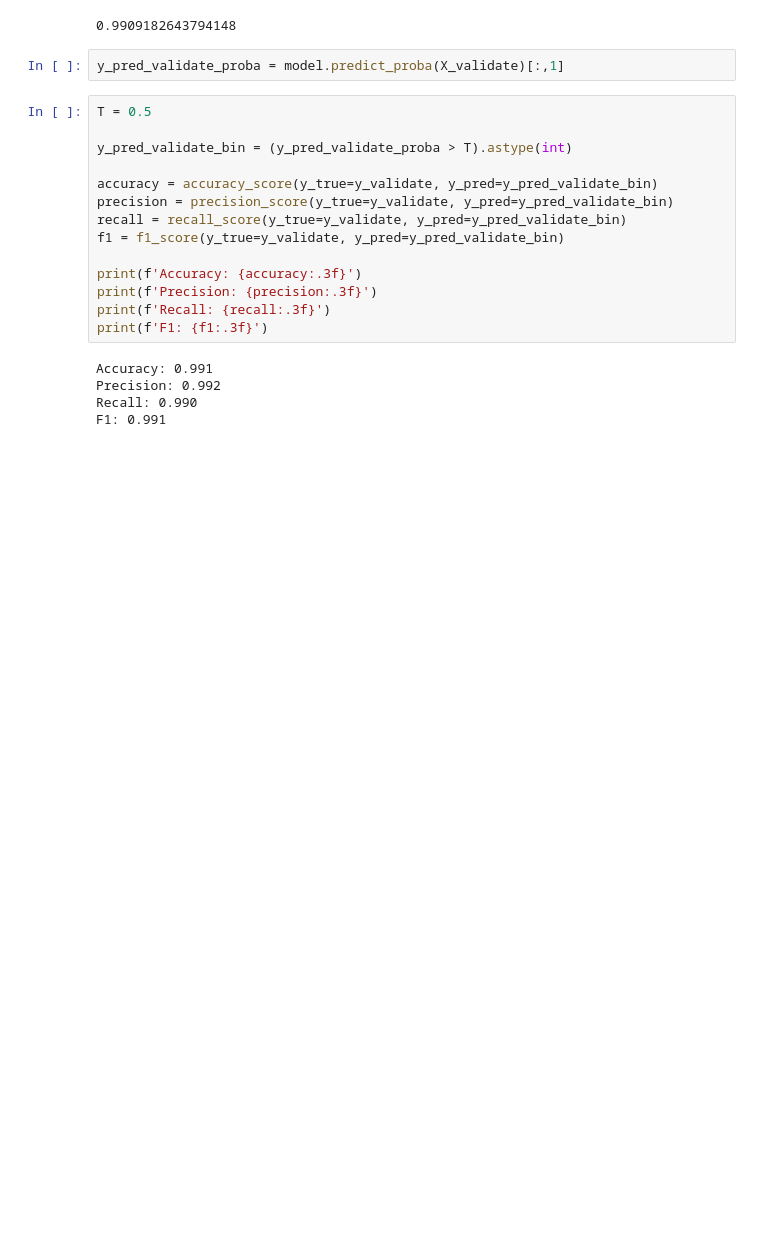
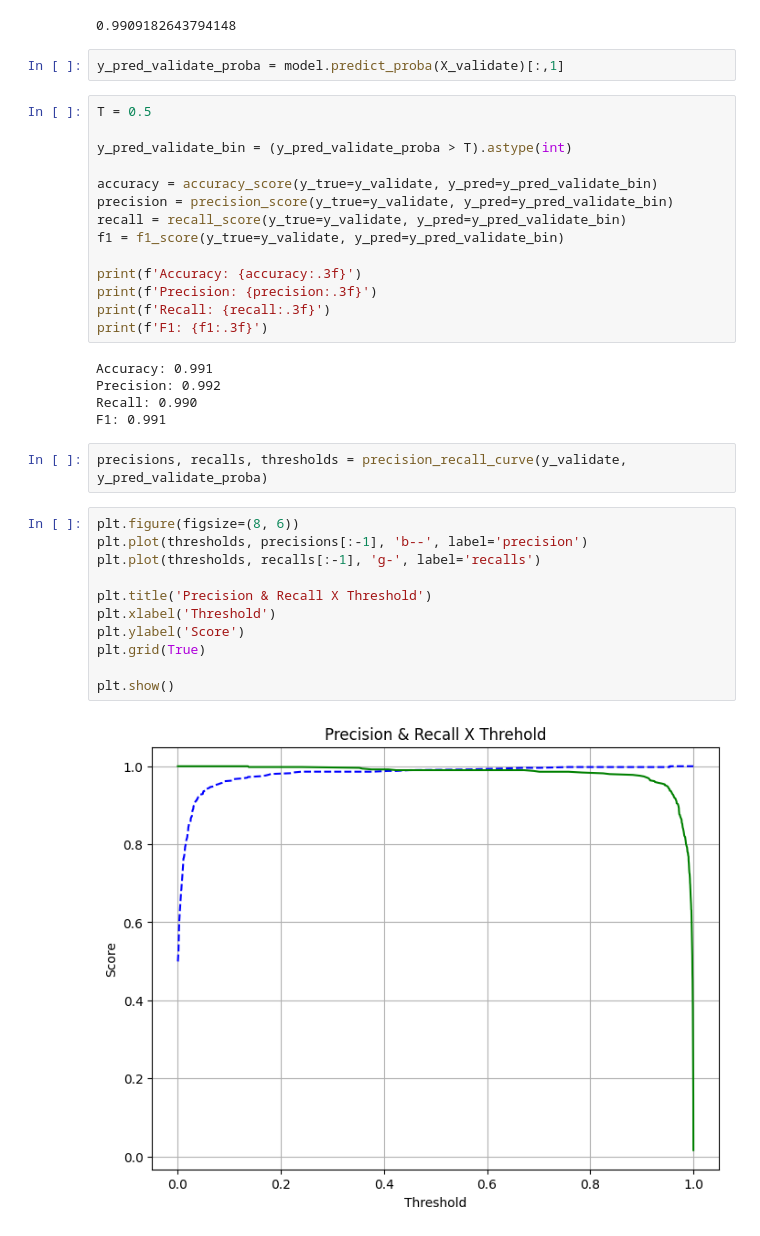
Before and after one commit to GomesVinicius/Regressao-Logistica-Manual, a Jupyter notebook: Diamonds.ipynb, the cells around one changed output. Saved outputs shown, nothing was run; the diff lists cells and outputs as text; blank space fills up the shorter version.

```diff
--- a/Diamonds.ipynb
+++ b/Diamonds.ipynb
@@ -298,3 +307,18 @@ Accuracy: 0.991
 Precision: 0.992
 Recall: 0.990
 F1: 0.991
+# %%
+precisions, recalls, thresholds = precision_recall_curve(y_validate, y_pred_validate_proba)
+# %%
+plt.figure(figsize=(8, 6))
+plt.plot(thresholds, precisions[:-1], 'b--', label='precision')
+plt.plot(thresholds, recalls[:-1], 'g-', label='recalls')
+
+plt.title('Precision & Recall X Threshold')
+plt.xlabel('Threshold')
+plt.ylabel('Score')
+plt.grid(True)
+
+plt.show()
+# %% [output]
+[figure, added]
```
Also changed, not shown: parts of 6 cells of this notebook, 3 other files.
